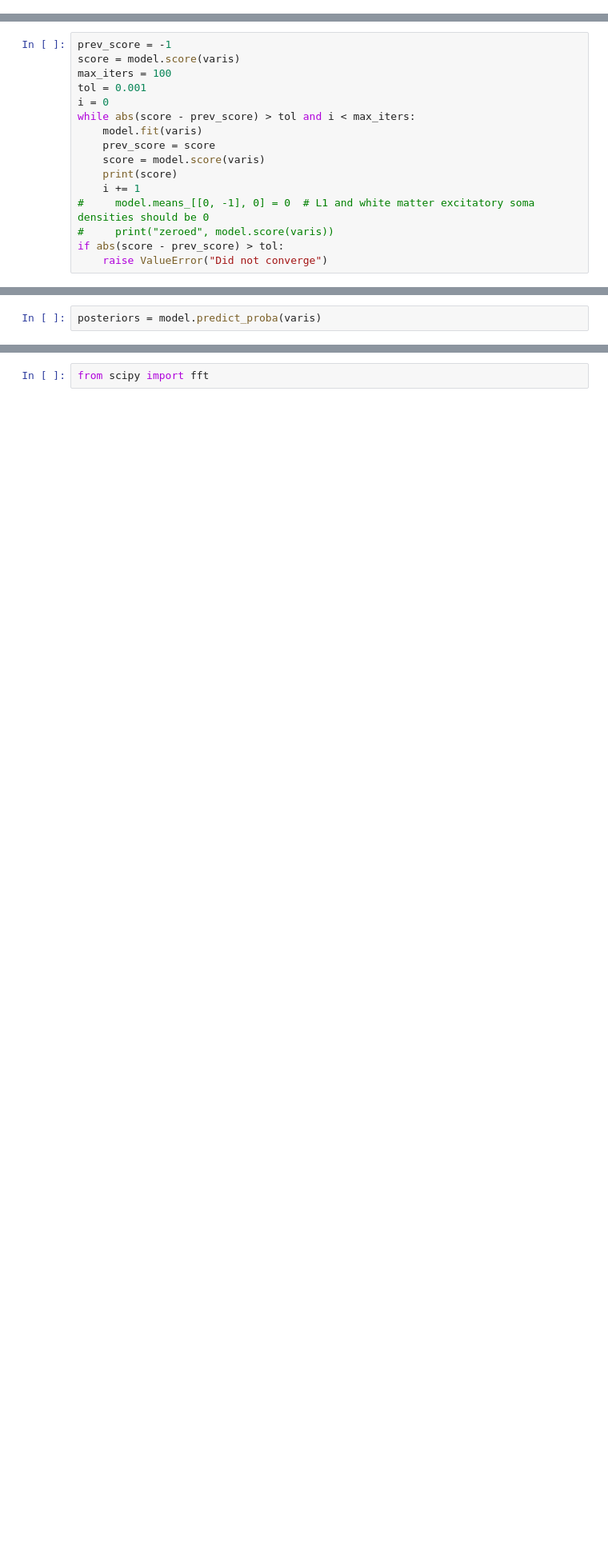
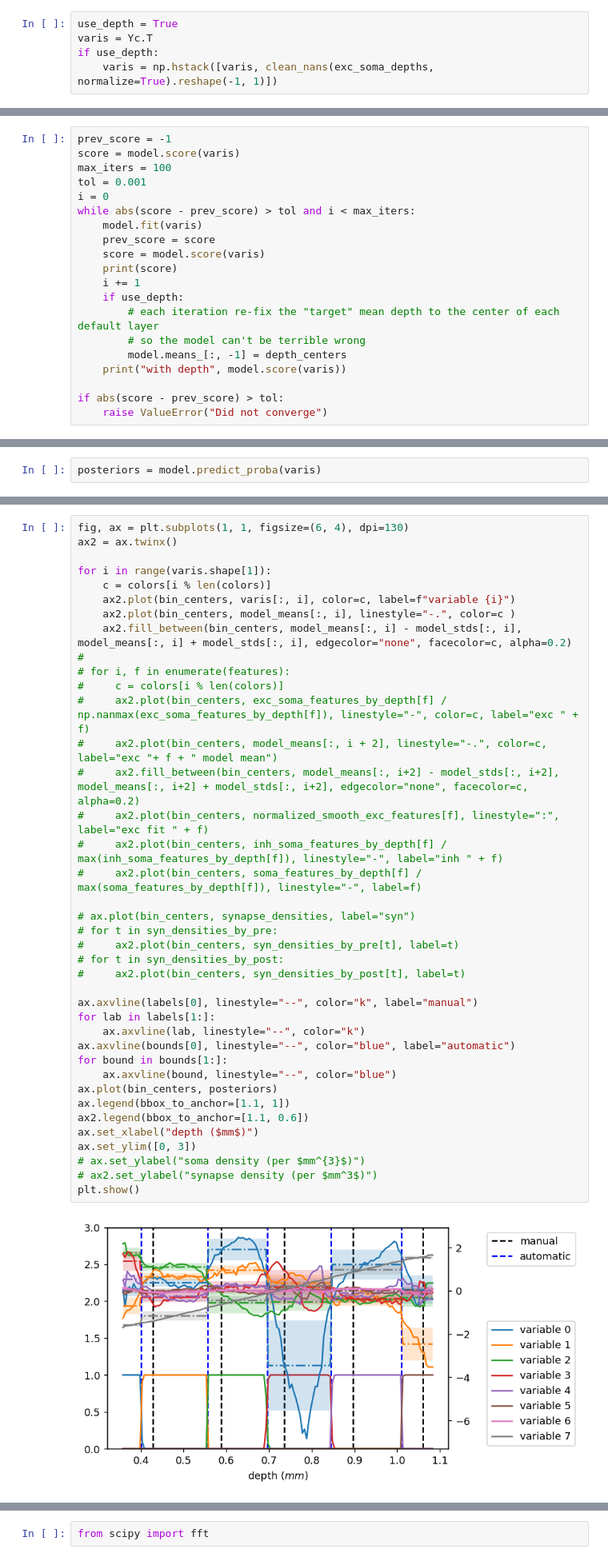
Before and after one commit to AllenInstitute/cortical-layers, a Jupyter notebook: layer-analysis.ipynb, the cells around one changed output, grey strips where cells are left out. Shown at 80% size. Cells and saved outputs as stored; diff of their text form; blank space fills up the shorter version.

```diff
--- a/layer-analysis.ipynb
+++ b/layer-analysis.ipynb
@@ -406 +406,6 @@ varis.shape
+# %%
+use_depth = True
+varis = Yc.T
+if use_depth:
+    varis = np.hstack([varis, clean_nans(exc_soma_depths, normalize=True).reshape(-1, 1)])
 # %%
@@ -435,8 +436,12 @@ while abs(score - prev_score) > tol and i < max_iters:
     score = model.score(varis)
     print(score)
     i += 1
-#     model.means_[[0, -1], 0] = 0  # L1 and white matter excitatory soma densities should be 0
-#     print("zeroed", model.score(varis))
+    if use_depth:
+        # each iteration re-fix the "target" mean depth to the center of each default layer
+        # so the model can't be terrible wrong
+        model.means_[:, -1] = depth_centers
+    print("with depth", model.score(varis))
+
 if abs(score - prev_score) > tol:
     raise ValueError("Did not converge")
 # %% [output]
@@ -487,3 +510,44 @@ posteriors = model.predict_proba(varis)
+# %%
+fig, ax = plt.subplots(1, 1, figsize=(6, 4), dpi=130)
+ax2 = ax.twinx()
+
+for i in range(varis.shape[1]):
+    c = colors[i % len(colors)]
+    ax2.plot(bin_centers, varis[:, i], color=c, label=f"variable {i}")
+    ax2.plot(bin_centers, model_means[:, i], linestyle="-.", color=c )
+    ax2.fill_between(bin_centers, model_means[:, i] - model_stds[:, i], model_means[:, i] + model_stds[:, i], edgecolor="none", facecolor=c, alpha=0.2)
+#
+# for i, f in enumerate(features):
+#     c = colors[i % len(colors)]
+#     ax2.plot(bin_centers, exc_soma_features_by_depth[f] / np.nanmax(exc_soma_features_by_depth[f]), linestyle="-", color=c, label="exc " + f)
+#     ax2.plot(bin_centers, model_means[:, i + 2], linestyle="-.", color=c, label="exc "+ f + " model mean")
+#     ax2.fill_between(bin_centers, model_means[:, i+2] - model_stds[:, i+2], model_means[:, i+2] + model_stds[:, i+2], edgecolor="none", facecolor=c, alpha=0.2)
+#     ax2.plot(bin_centers, normalized_smooth_exc_features[f], linestyle=":", label="exc fit " + f)
+#     ax2.plot(bin_centers, inh_soma_features_by_depth[f] / max(inh_soma_features_by_depth[f]), linestyle="-", label="inh " + f)
+#     ax2.plot(bin_centers, soma_features_by_depth[f] / max(soma_features_by_depth[f]), linestyle="-", label=f)
+
+# ax.plot(bin_centers, synapse_densities, label="syn")
+# for t in syn_densities_by_pre:
+#     ax2.plot(bin_centers, syn_densities_by_pre[t], label=t)
+# for t in syn_densities_by_post:
+#     ax2.plot(bin_centers, syn_densities_by_post[t], label=t)
+
+ax.axvline(labels[0], linestyle="--", color="k", label="manual")
+for lab in labels[1:]:
+    ax.axvline(lab, linestyle="--", color="k")
+ax.axvline(bounds[0], linestyle="--", color="blue", label="automatic")
+for bound in bounds[1:]:
+    ax.axvline(bound, linestyle="--", color="blue")
+ax.plot(bin_centers, posteriors)
+ax.legend(bbox_to_anchor=[1.1, 1])
+ax2.legend(bbox_to_anchor=[1.1, 0.6])
+ax.set_xlabel("depth ($mm$)")
+ax.set_ylim([0, 3])
+# ax.set_ylabel("soma density (per $mm^{3}$)")
+# ax2.set_ylabel("synapse density (per $mm^3$)")
+plt.show()
+# %% [output]
+[figure, added]
 # %% [markdown]
 # Sum of magnitudes of fft-smoothed derivatives
 # %%
```
Also changed, not shown: parts of 14 cells of this notebook.
